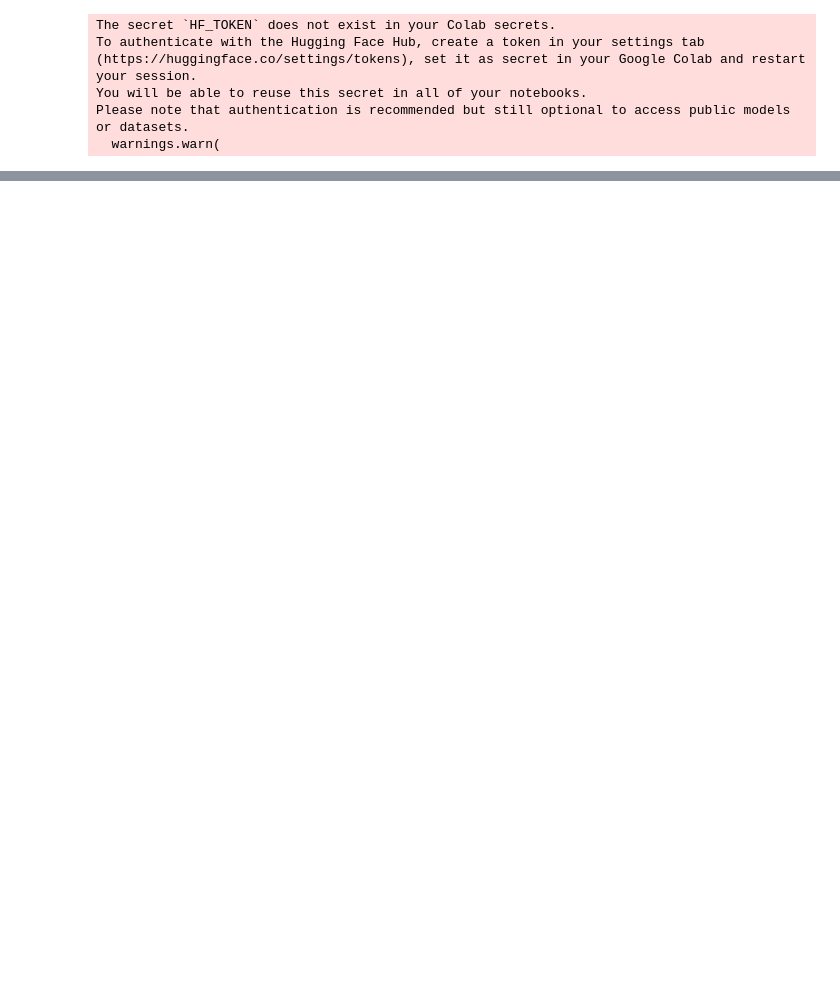
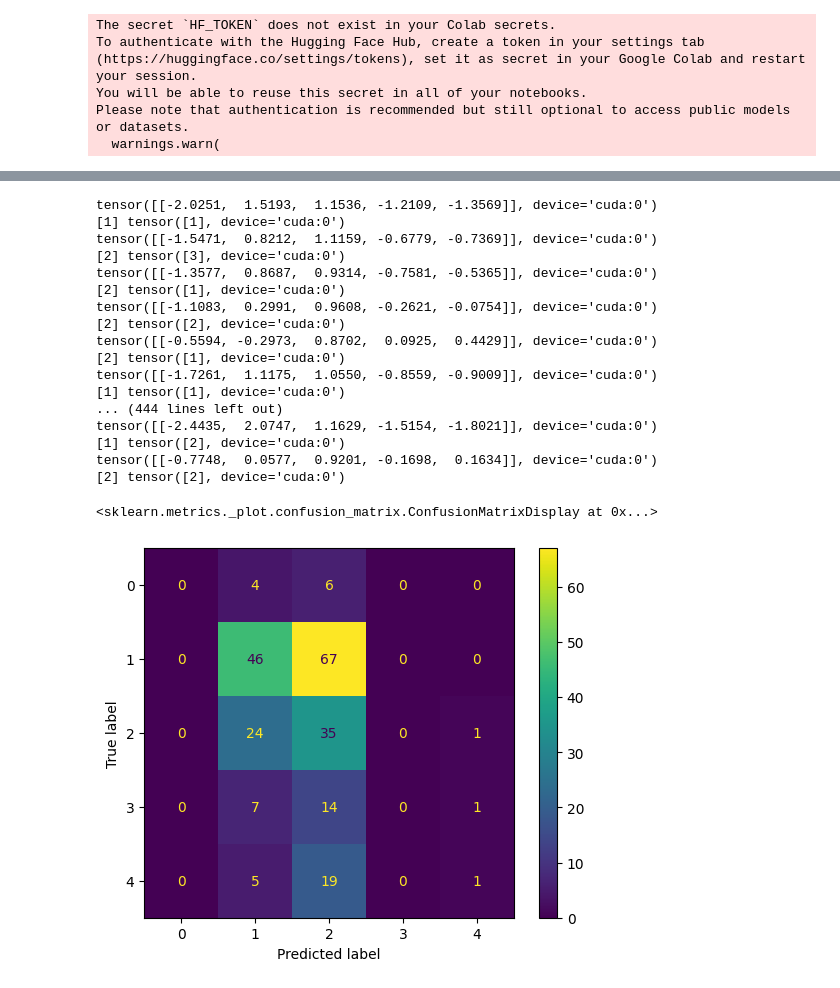
Before and after one commit to zuoningz/ITP459_project, a Jupyter notebook: model/GPT2sequence_finetune.ipynb, the cells around one changed output, grey strips where cells are left out. Drawn from its saved outputs; the diff is of its cells as text; code cells hidden in the pictures; blank space fills up the shorter version.

```diff
--- a/model/GPT2sequence_finetune.ipynb
+++ b/model/GPT2sequence_finetune.ipynb
@@ -315,3 +405,15 @@ sample_every = 100
+# %%
+
+# How many labels are we using in training.
+# This is used to decide size of classification head.
+n_labels = 5
+epochs = 10
+learning_rate = 5e-3
+warmup_steps = 1e2
+epsilon = 1e-8
+
+# this produces sample output every 100 steps
+sample_every = 100
 # %%
 optimizer = AdamW(model.parameters(),
                   lr = learning_rate,
@@ -434,0 +564,46 @@ model.gpt_model.score.weight.grad  tensor([[-0.0945,  0.1845,  0.0022,  ..., -0.
+# %%
+from sklearn.metrics import confusion_matrix, ConfusionMatrixDisplay
+
+y_preds = []
+y_labels = []
+model.eval()  # Set the model to evaluation mode
+
+with torch.no_grad():  # Disable gradient tracking during inference
+    for batch in val_dataloader:
+        b_input_ids = batch[0].to(device)
+        b_attn_masks = batch[1].to(device)
+        b_labels = batch[2].to(device)
+
+        with torch.no_grad():
+            loss, logits = model(b_input_ids,
+                                 b_labels,
+                             b_attn_masks
+                                 )
+            print(logits)
+            y_pred = torch.argmax(logits, dim=1).cpu().numpy()
+            y_preds.append(torch.argmax(logits, dim=1).cpu().numpy())
+            y_labels.append(b_labels.cpu().numpy())
+            print(y_pred, b_labels)
+
+cm = confusion_matrix(y_labels, y_preds)
+ConfusionMatrixDisplay(cm).plot()
+# %% [output]
+tensor([[-2.0251,  1.5193,  1.1536, -1.2109, -1.3569]], device='cuda:0')
+[1] tensor([1], device='cuda:0')
+tensor([[-1.5471,  0.8212,  1.1159, -0.6779, -0.7369]], device='cuda:0')
+[2] tensor([3], device='cuda:0')
+tensor([[-1.3577,  0.8687,  0.9314, -0.7581, -0.5365]], device='cuda:0')
+[2] tensor([1], device='cuda:0')
+tensor([[-1.1083,  0.2991,  0.9608, -0.2621, -0.0754]], device='cuda:0')
+[2] tensor([2], device='cuda:0')
+tensor([[-0.5594, -0.2973,  0.8702,  0.0925,  0.4429]], device='cuda:0')
+[2] tensor([1], device='cuda:0')
+tensor([[-1.7261,  1.1175,  1.0550, -0.8559, -0.9009]], device='cuda:0')
+[1] tensor([1], device='cuda:0')
+... (444 lines left out)
+tensor([[-2.4435,  2.0747,  1.1629, -1.5154, -1.8021]], device='cuda:0')
+[1] tensor([2], device='cuda:0')
+tensor([[-0.7748,  0.0577,  0.9201, -0.1698,  0.1634]], device='cuda:0')
+[2] tensor([2], device='cuda:0')
+<sklearn.metrics._plot.confusion_matrix.ConfusionMatrixDisplay at 0x...>
+[figure, added]
```
Also changed, not shown: parts of 18 cells of this notebook, 7 other files.
